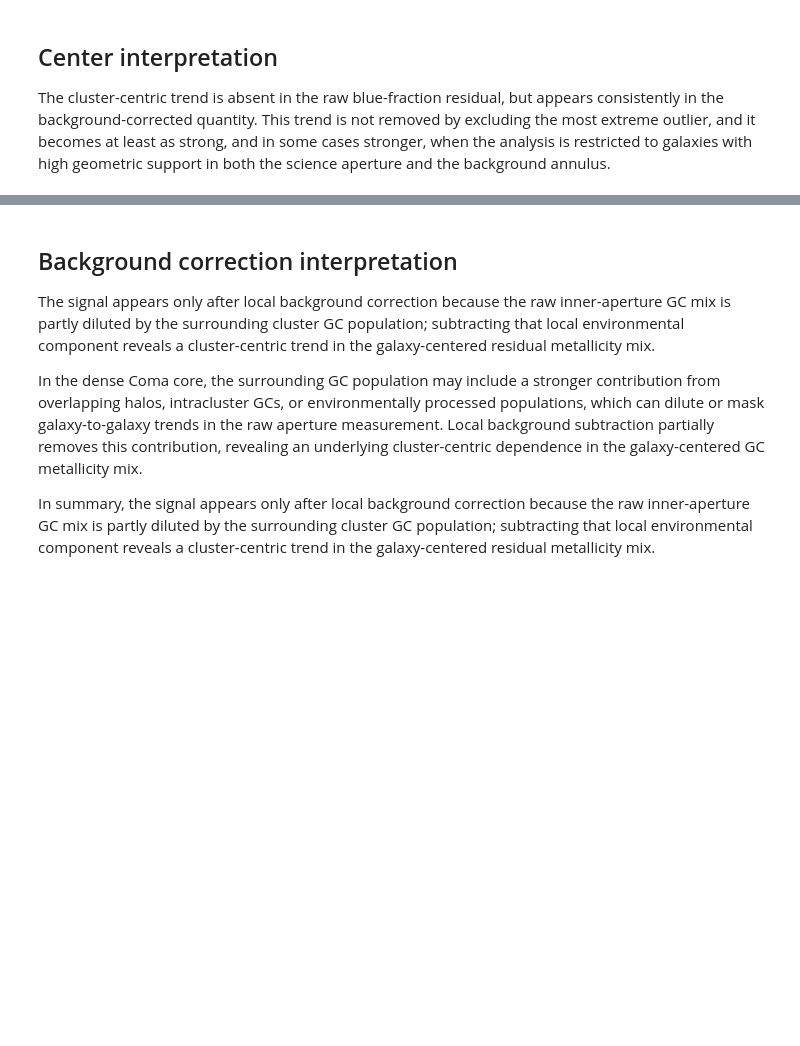
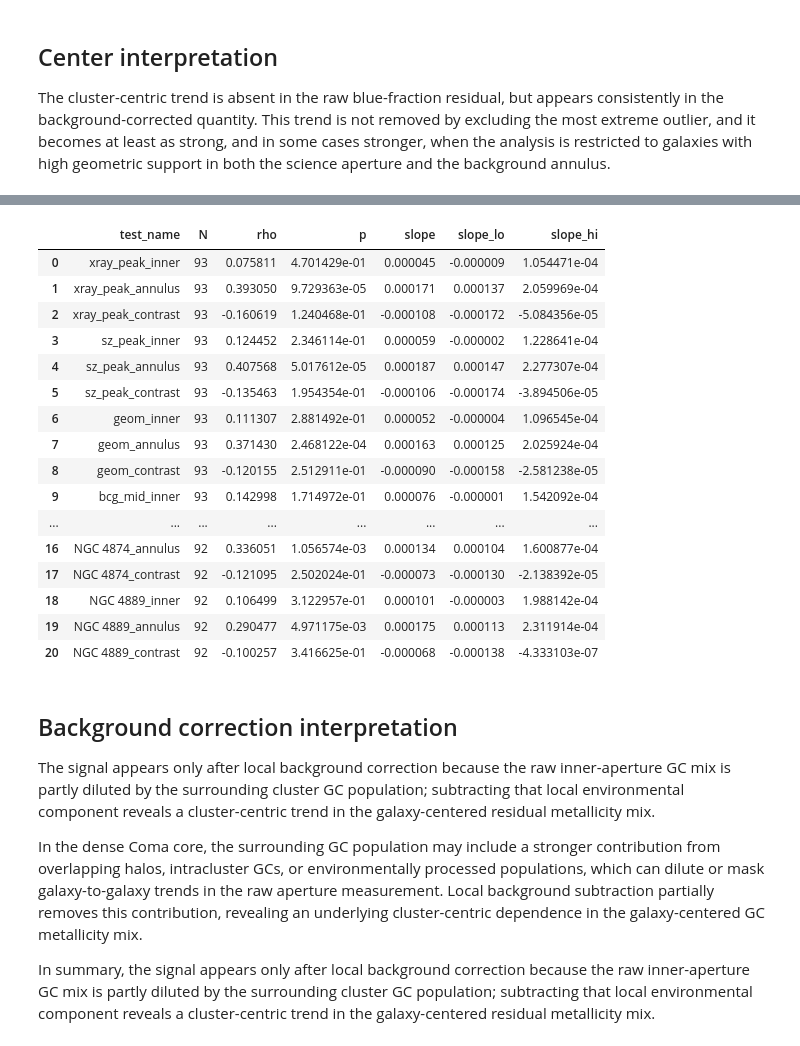
Before and after one commit to Pommers/Coma-GCS-colors, a Jupyter notebook: Paper3_color_metrics_referee_revised.ipynb, the cells around one changed output, grey strips where cells are left out. Cells and saved outputs as stored; diff of their text form; code cells hidden in the pictures; blank space fills up the shorter version.

Commit message:
Latex table for centre comparison in paper updated

```diff
--- a/Paper3_color_metrics_referee_revised.ipynb
+++ b/Paper3_color_metrics_referee_revised.ipynb
@@ -2429,56 +2429,64 @@ summary_df
 
 The cluster-centric trend is absent in the raw blue-fraction residual, but appears consistently in the background-corrected quantity. This trend is not removed by excluding the most extreme outlier, and it becomes at least as strong, and in some cases stronger, when the analysis is restricted to galaxies with high geometric support in both the science aperture and the background annulus.
 # %%
-def run_center_comparison(df, centers, ycol, mask, rmax=None):
+def run_center_comparison(df, centers, metric_labels, mask, rmax=None):
 
     rows = []
 
     for c in centers:
-        mask_ex = mask
+        logger.debug(f"Centre: {c}")
+        for metric, label in metric_labels.items():
+            logger.debug(f"... Metric: {label}")
 
-        if c == "nearBCG":
-            xcol = "R_nearBCG_kpc"
-        elif c == "bcg_mid":
-            xcol = "R_bcg_mid_kpc"
-        elif c == "NGC 4874" or c == "NGC 4889":
-            xcol = f"R_{c}_kpc"
-            mask_ex = mask & (metrics_df["name"] != c)
-        else:
-            xcol = f"R_{c}_kpc"
+            mask_ex = mask
 
-        d = df.loc[mask_ex, [xcol, ycol]].dropna()
+            if c == "nearBCG":
+                xcol = "R_nearBCG_kpc"
+            elif c == "bcg_mid":
+                xcol = "R_bcg_mid_kpc"
+            elif c == "NGC 4874" or c == "NGC 4889":
+                xcol = f"R_{c}_kpc"
+                mask_ex = mask & (metrics_df["name"] != c)
+            else:
+                xcol = f"R_{c}_kpc"
 
-        if rmax is not None:
-            d = d[d[xcol] <= rmax]
+            d = df.loc[mask_ex, [xcol, metric]].dropna()
 
-        x = d[xcol].values
-        y = d[ycol].values
+            if rmax is not None:
+                d = d[d[xcol] <= rmax]
 
-        if len(x) < 10:
-            continue
+            x = d[xcol].values
+            y = d[metric].values
 
-        rho, p = spearmanr(x, y)
-        slope, (lo, hi) = bootstrap_slope(x, y)
+            if len(x) < 10:
+                continue
 
-        rows.append({
-            "test_name": c,
-            "N": len(x),
-            "rho": rho,
-            "p": p,
-            "slope": slope,
-            "slope_lo": lo,
-            "slope_hi": hi,
-        })
+            logger.debug(f"...... Spearman")
+            rho, p = spearmanr(x, y)
+            logger.debug(f"...... Slope")
+            slope, (lo, hi) = bootstrap_slope(x, y)
+
+            rows.append({
+                "test_name": c + "_" + label,
+                "N": len(x),
+                "rho": rho,
+                "p": p,
+                "slope": slope,
+                "slope_lo": lo,
+                "slope_hi": hi,
+            })
 
     return pd.DataFrame(rows)
 
 centers = ["xray_peak", "sz_peak", "geom", "bcg_mid", "nearBCG", "NGC 4874", "NGC 4889"]
 
-res = run_center_comparison(
+res=run_center_comparison(
     metrics_df,
     centers=centers,
-    ycol="Delta_Pblue_IE",
-    mask=np.isfinite(metrics_df["Delta_Pblue_IE"]),
+    metric_labels=metric_labels,
+    mask=np.isfinite(metrics_df[metric]),
 )
 
+
 res
+# %% [output]
@@ -2485,3 +2510,20 @@ res
+|  | test_name | N | rho | p | slope | slope_lo | slope_hi |
+| 0 | xray_peak_inner | 93 | 0.075811 | 4.701429e-01 | 0.000045 | -0.000009 | 1.054471e-04 |
+| 1 | xray_peak_annulus | 93 | 0.393050 | 9.729363e-05 | 0.000171 | 0.000137 | 2.059969e-04 |
+| 2 | xray_peak_contrast | 93 | -0.160619 | 1.240468e-01 | -0.000108 | -0.000172 | -5.084356e-05 |
+| 3 | sz_peak_inner | 93 | 0.124452 | 2.346114e-01 | 0.000059 | -0.000002 | 1.228641e-04 |
+| 4 | sz_peak_annulus | 93 | 0.407568 | 5.017612e-05 | 0.000187 | 0.000147 | 2.277307e-04 |
+| 5 | sz_peak_contrast | 93 | -0.135463 | 1.954354e-01 | -0.000106 | -0.000174 | -3.894506e-05 |
+| 6 | geom_inner | 93 | 0.111307 | 2.881492e-01 | 0.000052 | -0.000004 | 1.096545e-04 |
+| 7 | geom_annulus | 93 | 0.371430 | 2.468122e-04 | 0.000163 | 0.000125 | 2.025924e-04 |
+| 8 | geom_contrast | 93 | -0.120155 | 2.512911e-01 | -0.000090 | -0.000158 | -2.581238e-05 |
+| 9 | bcg_mid_inner | 93 | 0.142998 | 1.714972e-01 | 0.000076 | -0.000001 | 1.542092e-04 |
+| ... | ... | ... | ... | ... | ... | ... | ... |
+| 16 | NGC 4874_annulus | 92 | 0.336051 | 1.056574e-03 | 0.000134 | 0.000104 | 1.600877e-04 |
+| 17 | NGC 4874_contrast | 92 | -0.121095 | 2.502024e-01 | -0.000073 | -0.000130 | -2.138392e-05 |
+| 18 | NGC 4889_inner | 92 | 0.106499 | 3.122957e-01 | 0.000101 | -0.000003 | 1.988142e-04 |
+| 19 | NGC 4889_annulus | 92 | 0.290477 | 4.971175e-03 | 0.000175 | 0.000113 | 2.311914e-04 |
+| 20 | NGC 4889_contrast | 92 | -0.100257 | 3.416625e-01 | -0.000068 | -0.000138 | -4.333103e-07 |
 # %%
 sus = metrics_df.nsmallest(5, "Delta_Pblue_IE")
 print(sus[[
```
Also changed, not shown: parts of 4 cells of this notebook.
